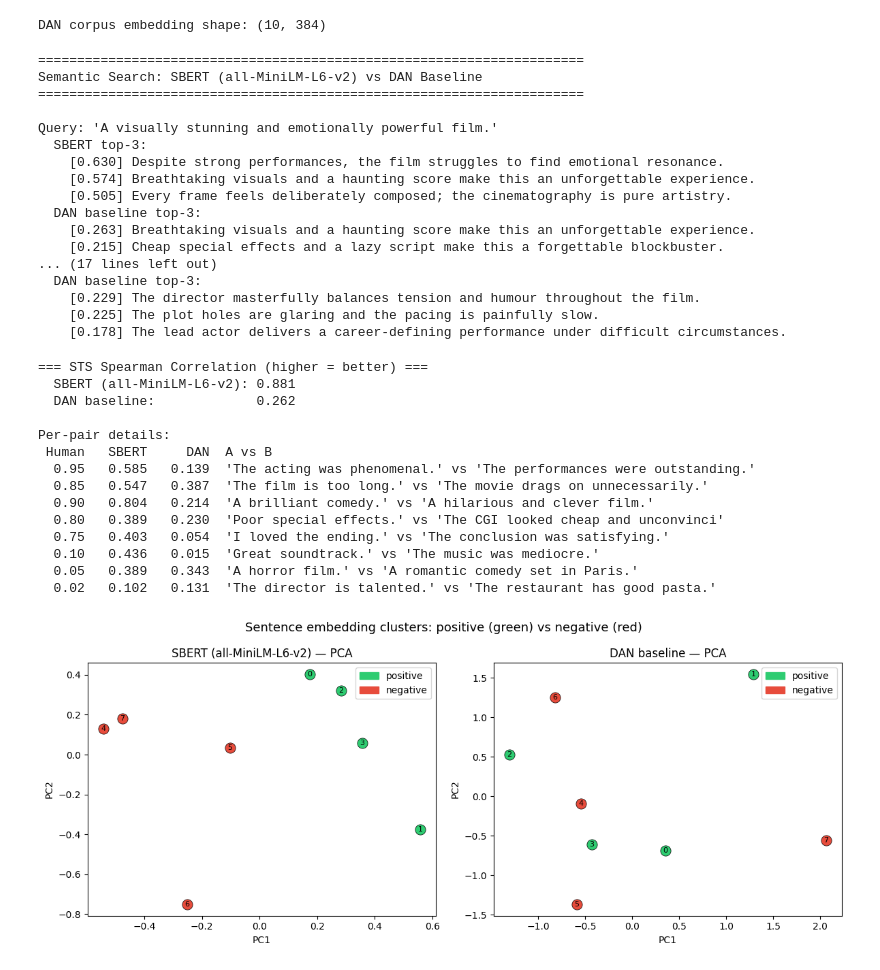
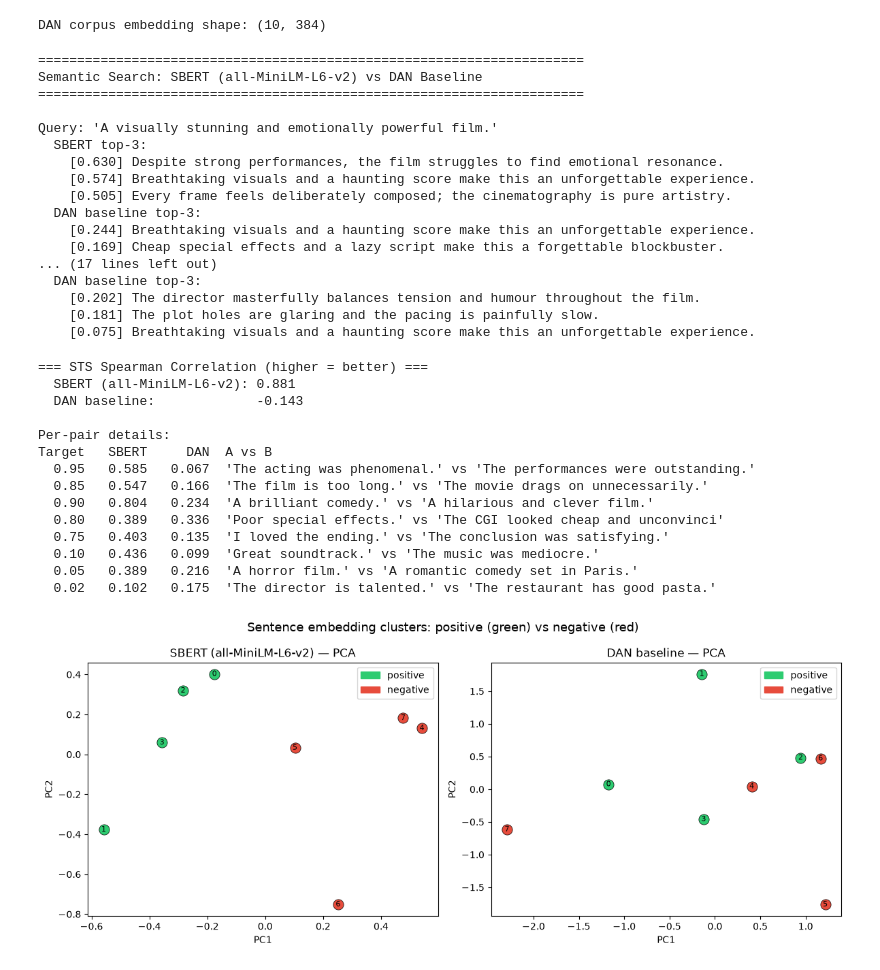
Before and after one commit to mdossett204/AI-maths-foundations, a Jupyter notebook: NLP-learning-notebooks/week7-BERT/Week_7_encoder.ipynb, the cells around one changed output. Saved outputs shown, nothing was run; the diff lists cells and outputs as text; code cells hidden in the pictures.

```diff
--- a/NLP-learning-notebooks/week7-BERT/Week_7_encoder.ipynb
+++ b/NLP-learning-notebooks/week7-BERT/Week_7_encoder.ipynb
@@ -937,14 +832,12 @@ SBERT corpus embedding shape: (10, 384)
 # %%
-# Day 5: Compute DAN baseline embeddings for the same corpus
+# Concept 5: Compute DAN baseline embeddings for the same corpus
 # Reuse bpe_batch_encode from utils.py to tokenize, then mean-pool the DAN embedding matrix.
-
-max_len = vocab_config.get("max_seq", 128)
-
+max_seq_len = vocab_config.get("max_seq", batch_input_ids.size(1))
 corpus_ids, corpus_masks, _ = bpe_batch_encode(
     texts=corpus,
     bpe_merges=bpe_merges,
     bpe_vocab=bpe_vocab,
-    max_len=max_len,
+    max_len=max_seq_len,
 )
 corpus_ids = corpus_ids.to(device)
 corpus_masks = corpus_masks.to(device)
@@ -957,9 +850,7 @@ print("DAN corpus embedding shape:", tuple(corpus_dan_embs.shape))
 # %% [output]
 DAN corpus embedding shape: (10, 384)
 # %%
-# Day 5: Semantic search — SBERT vs DAN baseline side by side
-
-import torch.nn.functional as F
+# Concept 5: Semantic search — SBERT vs DAN baseline side by side
 
 def retrieve_top_k(
     query_emb: torch.Tensor,
@@ -988,7 +879,7 @@ for query in queries:
 
     # DAN query embedding
     q_ids, q_mask, _ = bpe_batch_encode(
-        texts=[query], bpe_merges=bpe_merges, bpe_vocab=bpe_vocab, max_len=max_len
+        texts=[query], bpe_merges=bpe_merges, bpe_vocab=bpe_vocab, max_len=max_seq_len
     )
     with torch.no_grad():
         q_tok_embs = embedding_weight[q_ids.to(device)]
@@ -1015,20 +906,18 @@ Query: 'A visually stunning and emotionally powerful film.'
     [0.574] Breathtaking visuals and a haunting score make this an unforgettable experience.
     [0.505] Every frame feels deliberately composed; the cinematography is pure artistry.
   DAN baseline top-3:
-    [0.263] Breathtaking visuals and a haunting score make this an unforgettable experience.
-    [0.215] Cheap special effects and a lazy script make this a forgettable blockbuster.
+    [0.244] Breathtaking visuals and a haunting score make this an unforgettable experience.
+    [0.169] Cheap special effects and a lazy script make this a forgettable blockbuster.
 ... (17 lines left out)
   DAN baseline top-3:
-    [0.229] The director masterfully balances tension and humour throughout the film.
-    [0.225] The plot holes are glaring and the pacing is painfully slow.
-    [0.178] The lead actor delivers a career-defining performance under difficult circumstances.
+    [0.202] The director masterfully balances tension and humour throughout the film.
+    [0.181] The plot holes are glaring and the pacing is painfully slow.
+    [0.075] Breathtaking visuals and a haunting score make this an unforgettable experience.
 # %%
-# Day 5: Evaluate on a small Semantic Textual Similarity (STS) benchmark
-# We compare SBERT and DAN Spearman correlation with human similarity scores.
+# Concept 5: Evaluate on a small Semantic Textual Similarity (STS) benchmark
+# We compare SBERT and DAN Spearman correlation with synthetic similarity scores.
 
-from scipy.stats import spearmanr
-
-# Small hand-labelled STS pairs (similarity 0.0 - 1.0)
+# Small synthetic STS pairs (similarity 0.0 - 1.0)
 sts_pairs = [
     ("The acting was phenomenal.", "The performances were outstanding.", 0.95),
     ("The film is too long.", "The movie drags on unnecessarily.", 0.85),
@@ -1040,7 +929,7 @@ sts_pairs = [
     ("The director is talented.", "The restaurant has good pasta.", 0.02),
 ]
 
-human_scores = [s for _, _, s in sts_pairs]
+target_scores = [s for _, _, s in sts_pairs]
 texts_a = [a for a, _, _ in sts_pairs]
 texts_b = [b for _, b, _ in sts_pairs]
 
@@ -1052,7 +941,7 @@ sbert_preds = F.cosine_similarity(embs_a_sbert, embs_b_sbert, dim=-1).cpu().toli
 # DAN baseline predictions
 def dan_encode(texts):
     ids, masks, _ = bpe_batch_encode(
-        texts=texts, bpe_merges=bpe_merges, bpe_vocab=bpe_vocab, max_len=max_len
+        texts=texts, bpe_merges=bpe_merges, bpe_vocab=bpe_vocab, max_len=max_seq_len
     )
     with torch.no_grad():
         tok_embs = embedding_weight[ids.to(device)]
@@ -1062,38 +951,41 @@ embs_a_dan = dan_encode(texts_a)
 embs_b_dan = dan_encode(texts_b)
 dan_preds = F.cosine_similarity(embs_a_dan, embs_b_dan, dim=-1).cpu().tolist()
 
-sbert_spearman, _ = spearmanr(human_scores, sbert_preds)
-dan_spearman, _   = spearmanr(human_scores, dan_preds)
+sbert_spearman, _ = spearmanr(target_scores, sbert_preds)
+dan_spearman, _   = spearmanr(target_scores, dan_preds)
 
 print("=== STS Spearman Correlation (higher = better) ===")
 print(f"  SBERT (all-MiniLM-L6-v2): {sbert_spearman:.3f}")
 print(f"  DAN baseline:             {dan_spearman:.3f}")
 print()
 print("Per-pair details:")
-print(f"{'Human':>6}  {'SBERT':>6}  {'DAN':>6}  A vs B")
-for h, s, d, (a, b, _) in zip(human_scores, sbert_preds, dan_preds, sts_pairs):
+print(f"{'Target':>6}  {'SBERT':>6}  {'DAN':>6}  A vs B")
+for h, s, d, (a, b, _) in zip(target_scores, sbert_preds, dan_preds, sts_pairs):
     print(f"{h:6.2f}  {s:6.3f}  {d:6.3f}  '{a[:35]}' vs '{b[:35]}'")
 # %% [output]
 === STS Spearman Correlation (higher = better) ===
   SBERT (all-MiniLM-L6-v2): 0.881
-  DAN baseline:             0.262
+  DAN baseline:             -0.143
 
 Per-pair details:
- Human   SBERT     DAN  A vs B
-  0.95   0.585   0.139  'The acting was phenomenal.' vs 'The performances were outstanding.'
-  0.85   0.547   0.387  'The film is too long.' vs 'The movie drags on unnecessarily.'
-  0.90   0.804   0.214  'A brilliant comedy.' vs 'A hilarious and clever film.'
-  0.80   0.389   0.230  'Poor special effects.' vs 'The CGI looked cheap and unconvinci'
-  0.75   0.403   0.054  'I loved the ending.' vs 'The conclusion was satisfying.'
-  0.10   0.436   0.015  'Great soundtrack.' vs 'The music was mediocre.'
-  0.05   0.389   0.343  'A horror film.' vs 'A romantic comedy set in Paris.'
-  0.02   0.102   0.131  'The director is talented.' vs 'The restaurant has good pasta.'
+Target   SBERT     DAN  A vs B
+  0.95   0.585   0.067  'The acting was phenomenal.' vs 'The performances were outstanding.'
+  0.85   0.547   0.166  'The film is too long.' vs 'The movie drags on unnecessarily.'
+  0.90   0.804   0.234  'A brilliant comedy.' vs 'A hilarious and clever film.'
+  0.80   0.389   0.336  'Poor special effects.' vs 'The CGI looked cheap and unconvinci'
+  0.75   0.403   0.135  'I loved the ending.' vs 'The conclusion was satisfying.'
+  0.10   0.436   0.099  'Great soundtrack.' vs 'The music was mediocre.'
+  0.05   0.389   0.216  'A horror film.' vs 'A romantic comedy set in Paris.'
+  0.02   0.102   0.175  'The director is talented.' vs 'The restaurant has good pasta.'
 # %%
-# Day 5: Visualise embedding clusters with 2D PCA
+# Concept 5: Visualise embedding clusters with 2D PCA
 # Projects SBERT and DAN embeddings to 2D so we can see whether
 # positive/negative IMDb reviews cluster separately.
 
-from sklearn.decomposition import PCA
+def pca_2d(X):
+    Xc = X - X.mean(0, keepdims=True)
+    U, S, Vt = np.linalg.svd(Xc, full_matrices=False)
+    return Xc @ Vt[:2].T
 
 sample_texts = (
     ["A masterpiece of storytelling and visual style.",
@@ -1105,33 +997,32 @@ sample_texts = (
      "Terrible acting and a pointless, incoherent plot.",
      "I walked out halfway through — shockingly bad.",
      "A waste of talent and a waste of my evening."]
 )
 sample_labels = ["positive"] * 4 + ["negative"] * 4
 color_map = {"positive": "#2ecc71", "negative": "#e74c3c"}
 
 # SBERT
 sbert_embs_vis = sbert_model.encode(sample_texts, convert_to_tensor=True, device=str(device)).cpu().numpy()
 # DAN
 dan_embs_vis = dan_encode(sample_texts).cpu().numpy()
 
 fig, axes = plt.subplots(1, 2, figsize=(12, 5))
 for ax, embs, title in [
     (axes[0], sbert_embs_vis, "SBERT (all-MiniLM-L6-v2) — PCA"),
     (axes[1], dan_embs_vis, "DAN baseline — PCA"),
 ]:
-    pca = PCA(n_components=2)
-    xy = pca.fit_transform(embs)
+    xy = pca_2d(embs)
     for i, (label, txt) in enumerate(zip(sample_labels, sample_texts)):
         ax.scatter(xy[i, 0], xy[i, 1], c=color_map[label], s=120, edgecolors="k", linewidths=0.5)
         ax.annotate(f"{i}", (xy[i, 0], xy[i, 1]), fontsize=8, ha="center", va="center")
     ax.set_title(title)
     ax.set_xlabel("PC1")
     ax.set_ylabel("PC2")
     from matplotlib.patches import Patch
     ax.legend(handles=[Patch(color=c, label=l) for l, c in color_map.items()])
 
 plt.suptitle("Sentence embedding clusters: positive (green) vs negative (red)", fontsize=13)
 plt.tight_layout()
 plt.show()
 # %% [output]
-[figure, old version]
+[figure, new version]
```
Also changed, not shown: parts of 49 cells of this notebook, 3 other files.
